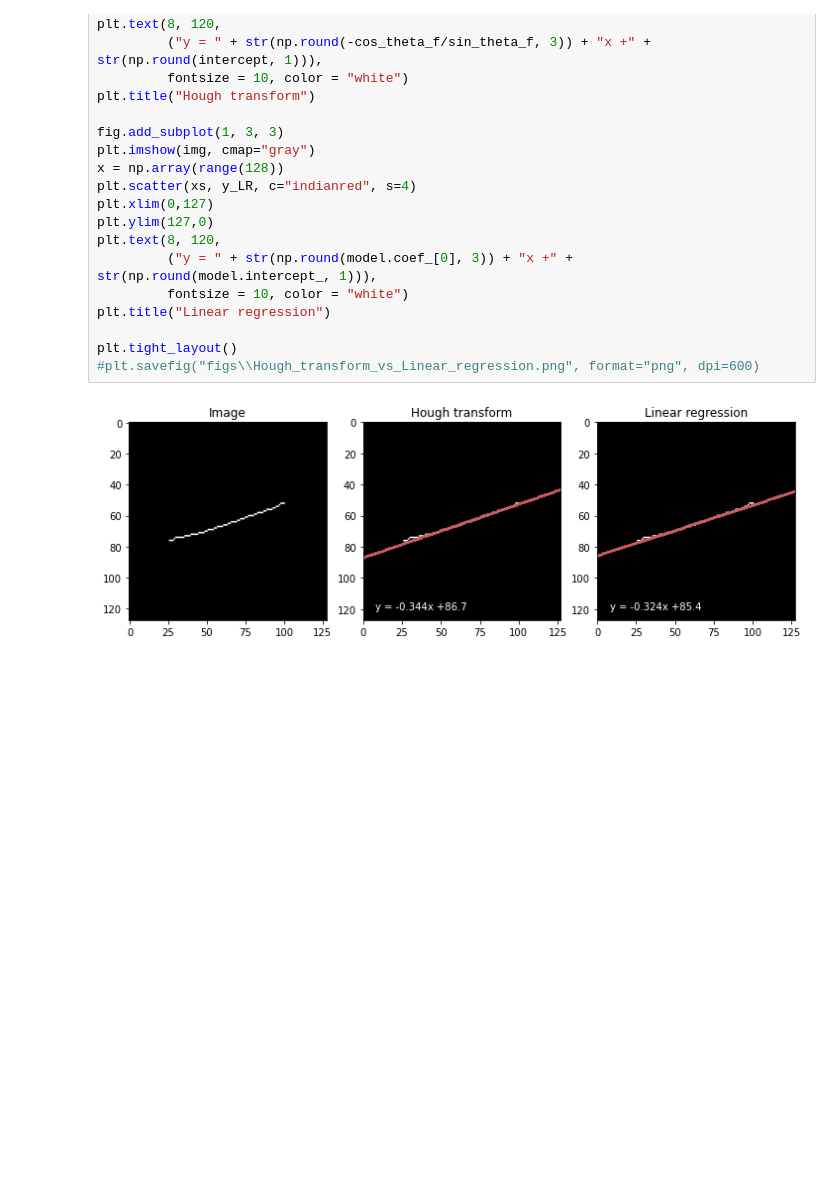
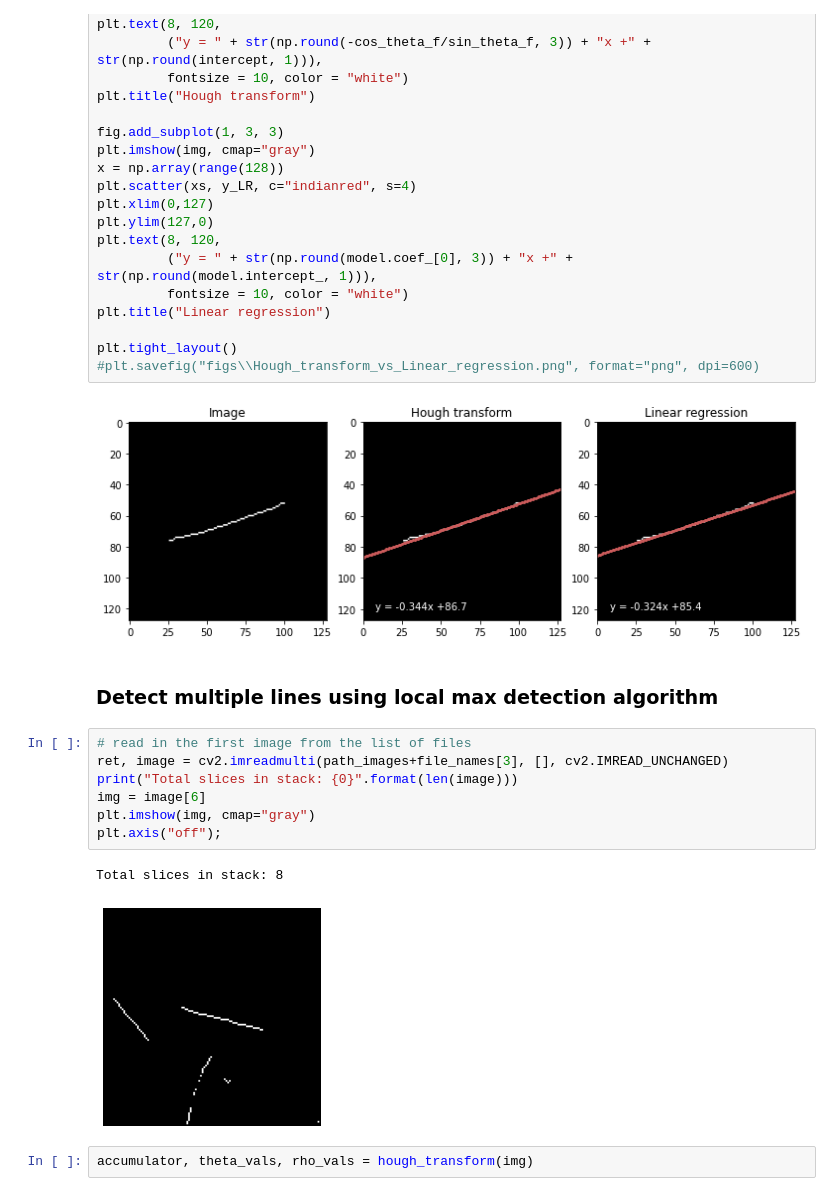
Before and after one commit to CulleyLab/fitting_lines, a Jupyter notebook: Hough_transform/Hough_transform_vectorised.ipynb, the cells around one changed output. Cells and saved outputs as stored; diff of their text form; blank space fills up the shorter version.

Commit message:
added local max detection; more self-contained functions; still needs cleaning up

```diff
--- a/Hough_transform/Hough_transform_vectorised.ipynb
+++ b/Hough_transform/Hough_transform_vectorised.ipynb
@@ -282,3 +209,17 @@ plt.tight_layout()
 #plt.savefig("figs\\Hough_transform_vs_Linear_regression.png", format="png", dpi=600)
 # %% [output]
 [figure]
+# %% [markdown]
+### Detect multiple lines using local max detection algorithm
+# %%
+# read in the first image from the list of files
+ret, image = cv2.imreadmulti(path_images+file_names[3], [], cv2.IMREAD_UNCHANGED)
+print("Total slices in stack: {0}".format(len(image)))
+img = image[6]
+plt.imshow(img, cmap="gray")
+plt.axis("off");
+# %% [output]
+Total slices in stack: 8
+[figure, added]
+# %%
+accumulator, theta_vals, rho_vals = hough_transform(img)
```
Also changed, not shown: parts of 23 cells of this notebook.
